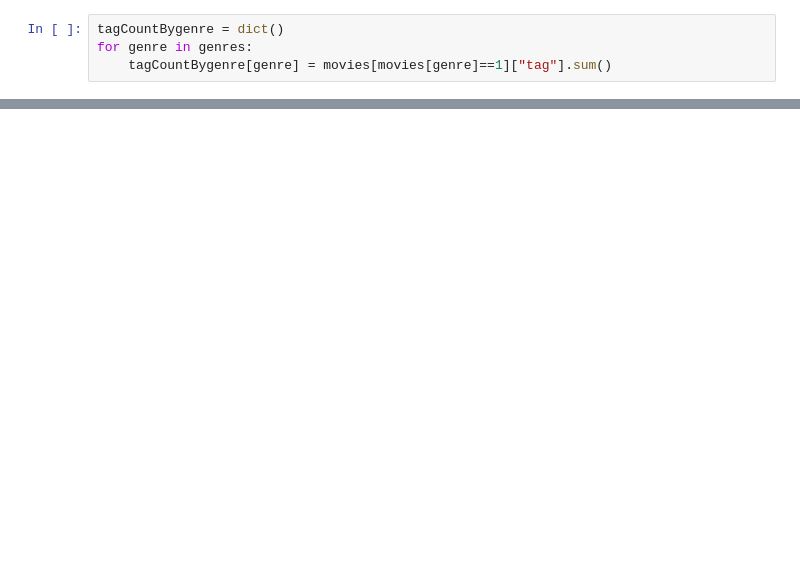
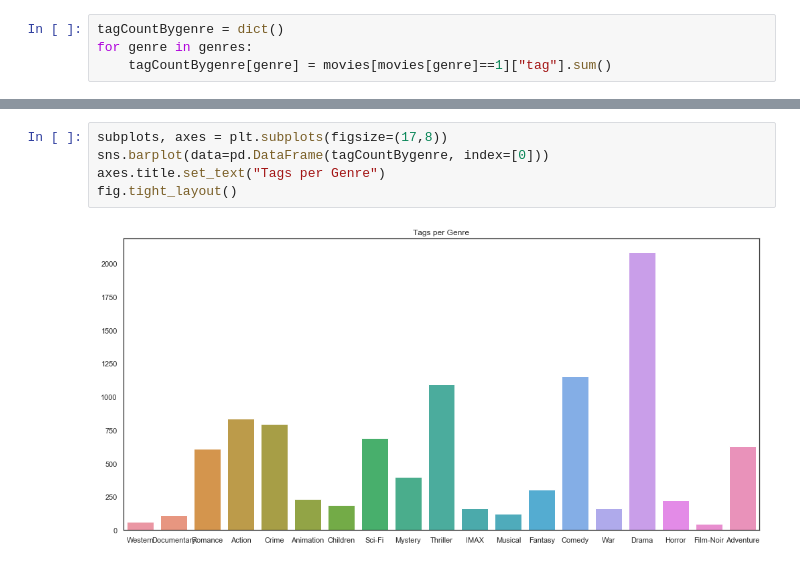
Before and after one commit to MedalKa/lab2, a Jupyter notebook: Lab_2. Recommender systems.ipynb, the cells around one changed output, grey strips where cells are left out. Drawn from its saved outputs; the diff is of its cells as text; blank space fills up the shorter version.

```diff
--- a/Lab_2. Recommender systems.ipynb
+++ b/Lab_2. Recommender systems.ipynb
@@ -365,0 +328,7 @@ movies
+# %%
+subplots, axes = plt.subplots(figsize=(17,8))
+sns.barplot(data=pd.DataFrame(tagCountBygenre, index=[0]))
+axes.title.set_text("Tags per Genre")
+fig.tight_layout()
+# %% [output]
+[figure, added]
```
Also changed, not shown: parts of 17 cells of this notebook.
